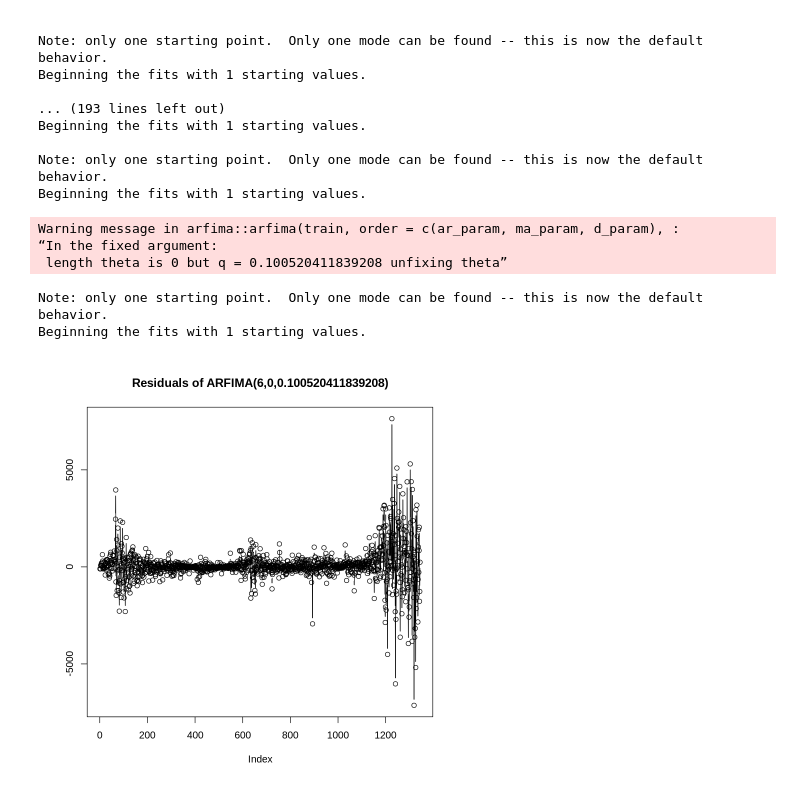
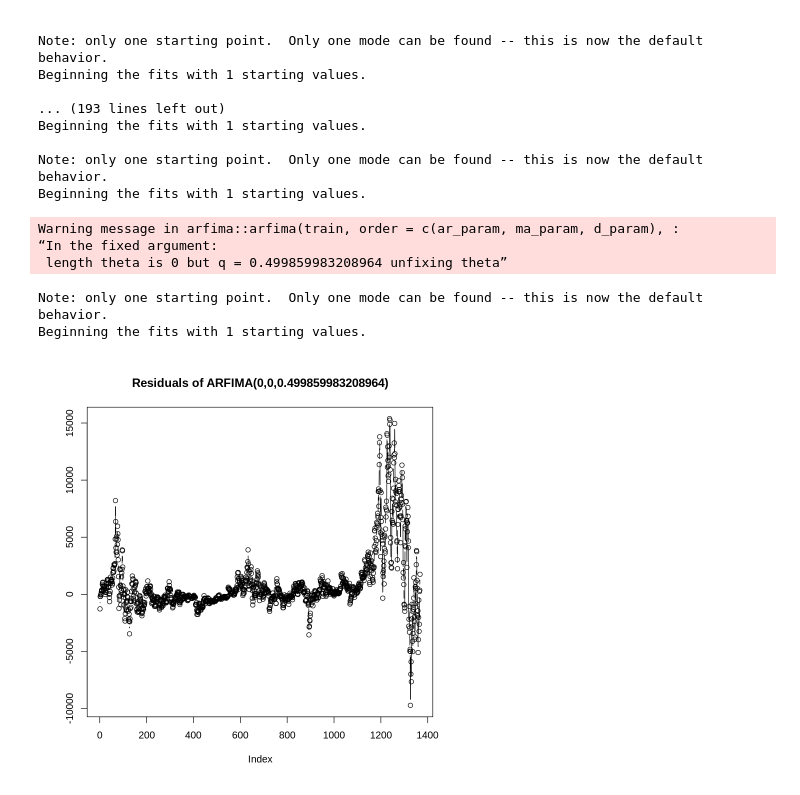
Before and after one commit to MaxPayne5100/CryptoAnalyzer, a Jupyter notebook: R-crypto_forecasting/ArfimaForecast.ipynb, the cells around one changed output. Saved outputs shown, nothing was run; the diff lists cells and outputs as text; code cells hidden in the pictures.

```diff
--- a/R-crypto_forecasting/ArfimaForecast.ipynb
+++ b/R-crypto_forecasting/ArfimaForecast.ipynb
@@ -139,8 +141,10 @@ $Hal
 $Ht
 [1] 0.5359434
 # %%
-train <- head(ts_data, -30)
-# train <- tail(head(ts_data, -30), 500)
-test <- tail(ts_data, 30)
+horizon <- 7
+
+train <- head(ts_data, -horizon)
+# train <- tail(head(ts_data, -horizon), 500)
+test <- tail(ts_data, horizon)
 forecast::tsdisplay(train, main = "Bitcoin close price")
 # %% [output]
@@ -148,6 +152,4 @@ forecast::tsdisplay(train, main = "Bitcoin close price")
 # %%
-horizon <- 30
-
 # time measuring of auto arfima modeling and forecasting
 start_time <- Sys.time()
 
@@ -275,7 +277,7 @@ ar_params <- c(0, 1, 2, 3, 4, 5, 6)
 ma_params <- c(0, 1, 2, 3, 4, 5, 6, 7, 8, 9)
 
 # find best arfima model from input quantity of ar and ma parameters
-find_best_arfima_model <- function(ar_params, ma_params, train) {
+find_best_arfima_model <- function(ar_params, ma_params, train, horizon) {
     min_mse <- Inf
     return_params <- c(0, 0, 0)
 
@@ -286,7 +288,7 @@ find_best_arfima_model <- function(ar_params, ma_params, train) {
                                     order = c(ar, ma, d_test),
                                     numeach = c(1, 1))
             forecasted_arfima_test <- predict(model_arfima_test,
-                                    n.ahead = 30)
+                                    n.ahead = horizon)
             forecasted_arfima_test_vals <- forecasted_arfima_test[[1]]$Forecast
             test_mse <- Metrics::rmse(test, forecasted_arfima_test_vals)
 
@@ -302,7 +304,7 @@ find_best_arfima_model <- function(ar_params, ma_params, train) {
 
 oldw <- getOption("warn")
 options(warn = -1)
-param_vec <- (find_best_arfima_model(ar_params, ma_params, train))
+param_vec <- (find_best_arfima_model(ar_params, ma_params, train, horizon))
 options(warn = oldw)
 # %% [output]
 Note: only one starting point.  Only one mode can be found -- this is now the default behavior.
@@ -325,25 +327,25 @@ Beginning the fits with 1 starting values.
 # %%
 ar_param <- param_vec[1]
 ma_param <- param_vec[2]
 d_param <- param_vec[3]
 
 model_arfima_man <- arfima::arfima(train,
                                    order = c(ar_param, ma_param, d_param),
                                    numeach = c(1, 1))
 forecasted_arfima_man_out <- predict(model_arfima_man,
-                                     n.ahead = 30)
+                                     n.ahead = horizon)
 
 plot(residuals(model_arfima_man)[[1]],
                ylab = "",
                type = "b",
                 main = paste0("Residuals of ARFIMA(",
                  ar_param, ",", ma_param, ",", d_param, ")"))
 # %% [output]
 Warning message in arfima::arfima(train, order = c(ar_param, ma_param, d_param), :
 “In the fixed argument:
- length theta is 0 but q = 0.100520411839208 unfixing theta”
+ length theta is 0 but q = 0.499859983208964 unfixing theta”
 Note: only one starting point.  Only one mode can be found -- this is now the default behavior.
 Beginning the fits with 1 starting values.
-[figure, old version]
+[figure, new version]
 # %%
 acf(residuals(model_arfima_man)[[1]],
```
Also changed, not shown: parts of 12 cells of this notebook, 1 other file.
